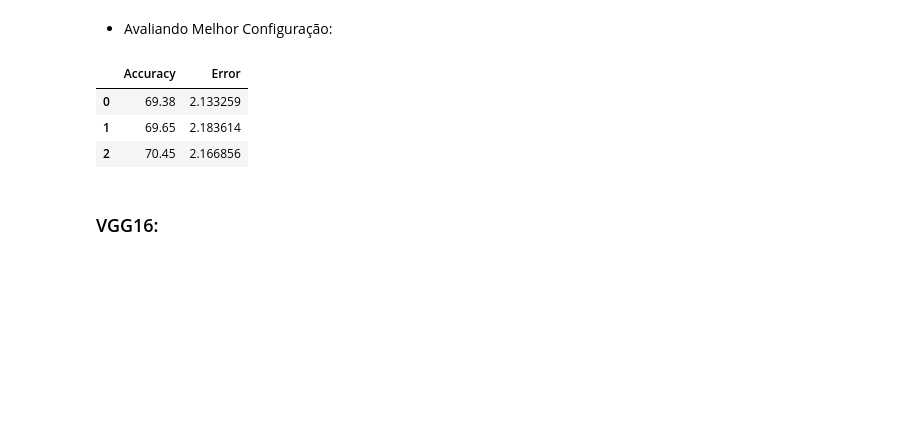
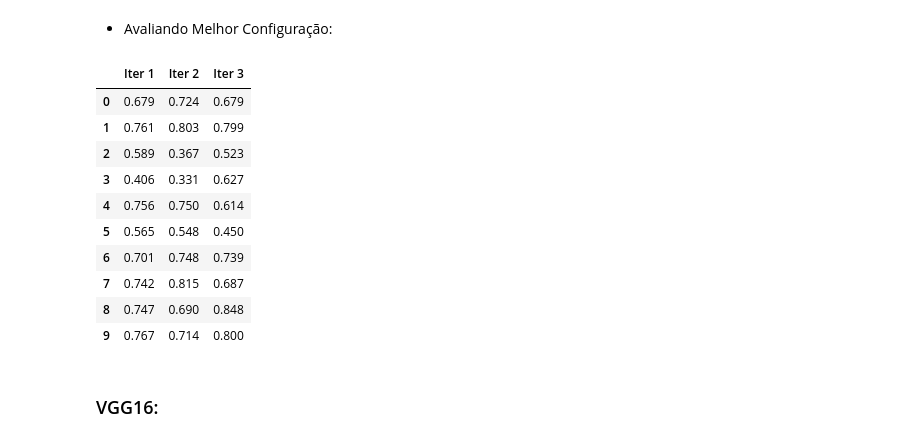
Before and after one commit to SonanFarr/Trabalho_Visao_Computacional, a Jupyter notebook: src/main.ipynb, the cells around one changed output. Saved outputs shown, nothing was run; the diff lists cells and outputs as text; code cells hidden in the pictures; blank space fills up the shorter version.

```diff
--- a/src/main.ipynb
+++ b/src/main.ipynb
@@ -136,14 +148,14 @@ df
 # %% [markdown]
 * Variando Batch Size:
 # %%
-batch_sizes = [32, 64, 128, 256]
+batch_sizes = [64, 128, 256]
 accuracys = []
 errors = []
 
 accuracy = 0
 error = 999
 
-for batch_size in batch_sizes:
+for batch_size in tqdm(batch_sizes):
     train_dataloader = DataLoader(training_data_C10, batch_size=batch_size)
     test_dataloader = DataLoader(test_data_C10, batch_size=batch_size)
 
@@ -162,6 +174,6 @@ for batch_size in batch_sizes:
     accuracys.append(accuracy)
     errors.append(error)
 
-df = pd.DataFrame({'Batch Size: 32': accuracys[0], 'Batch Size: 64': accuracys[1], 'Batch Size: 128': accuracys[2], 'Batch Size: 256': accuracys[3]})
+df = pd.DataFrame({'Batch Size: 64': accuracys[0], 'Batch Size: 128': accuracys[1], 'Batch Size: 256': accuracys[2]})
 df.to_csv('../data/results/cifar10_alexNet_batchSize.csv', index=False)
 df
@@ -168,7 +192,7 @@ df
 # %% [markdown]
 * Variando Taxa de Aprendizado:
 # %%
-learnings = [1e-2, 1e-3, 1e-4, 1e-5]
+learnings = [1e-2, 1e-3, 1e-4]
 accuracys = []
 errors = []
 
@@ -176,8 +200,8 @@ accuracy = 0
 error = 999
 
 for rate in tqdm(learnings):
-    train_dataloader = DataLoader(training_data_C10, batch_size=32)
-    test_dataloader = DataLoader(test_data_C10, batch_size=32)
+    train_dataloader = DataLoader(training_data_C10, batch_size=64)
+    test_dataloader = DataLoader(test_data_C10, batch_size=64)
 
     model = MY_AlexNet(n_classes = 10)
     if torch.cuda.is_available():
@@ -194,6 +218,6 @@ for rate in tqdm(learnings):
     accuracys.append(accuracy)
     errors.append(error)
 
-df = pd.DataFrame({'Learning Rate: 1e-2': accuracys[0], 'Learning Rate: 1e-3': accuracys[1], 'Learning Rate: 1e-4': accuracys[2], 'Learning Rate: 1e-5': accuracys[3]})
+df = pd.DataFrame({'Learning Rate: 1e-2': accuracys[0], 'Learning Rate: 1e-3': accuracys[1], 'Learning Rate: 1e-4': accuracys[2]})
 df.to_csv('../data/results/cifar10_alexNet_learnRate.csv', index=False)
 df
@@ -205,38 +241,45 @@ errors = []
 
 accuracy = 0
 error = 999
 
-batch_size = 32
+batch_size = 64
 epochs = 50
 learning = 1e-2
 
 for i in tqdm(range(3)):
     train_dataloader = DataLoader(training_data_C10, batch_size=batch_size)
     test_dataloader = DataLoader(test_data_C10, batch_size=batch_size)
 
     model = MY_AlexNet(n_classes = 10)
     if torch.cuda.is_available():
         model.cuda()
 
     loss_fn = nn.CrossEntropyLoss()
     optimizer = torch.optim.SGD(model.parameters(), lr=learning)
 
     epochs = 50
     for t in range(50):
         train(train_dataloader, model, loss_fn, optimizer, device)
         accuracy, error = test_for_class(test_dataloader, model, loss_fn, device)
 
     accuracys.append(accuracy)
     errors.append(error)
 
 df = pd.DataFrame({'Iter 1': accuracys[0], 'Iter 2': accuracys[1], 'Iter 3': accuracys[2]})
 df.to_csv('../data/results/cifar10_alexNet_bestConfig.csv', index=False)
 df
 # %% [output]
-|  | Accuracy | Error |
-| 0 | 69.38 | 2.133259 |
-| 1 | 69.65 | 2.183614 |
-| 2 | 70.45 | 2.166856 |
+|  | Iter 1 | Iter 2 | Iter 3 |
+| 0 | 0.679 | 0.724 | 0.679 |
+| 1 | 0.761 | 0.803 | 0.799 |
+| 2 | 0.589 | 0.367 | 0.523 |
+| 3 | 0.406 | 0.331 | 0.627 |
+| 4 | 0.756 | 0.750 | 0.614 |
+| 5 | 0.565 | 0.548 | 0.450 |
+| 6 | 0.701 | 0.748 | 0.739 |
+| 7 | 0.742 | 0.815 | 0.687 |
+| 8 | 0.747 | 0.690 | 0.848 |
+| 9 | 0.767 | 0.714 | 0.800 |
 # %% [markdown]
 ### VGG16:
 # %% [markdown]
```
Also changed, not shown: parts of 13 cells of this notebook.
